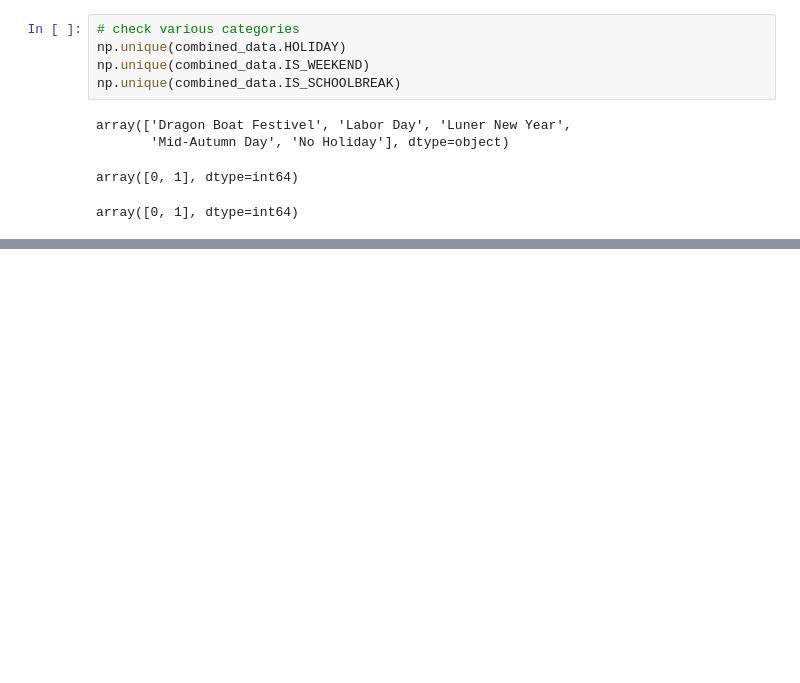
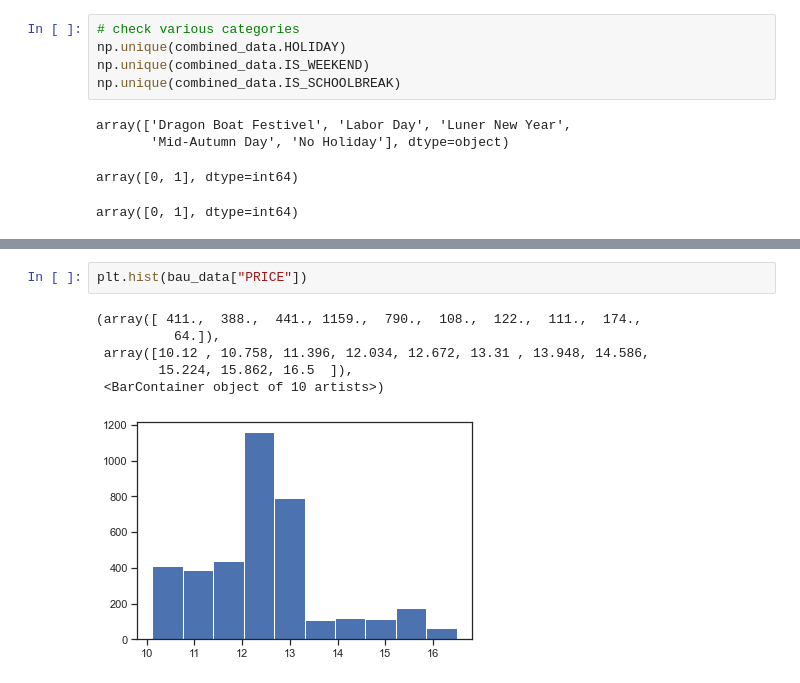
Before and after one commit to Keshtech2002/Retail_Price_Optimization_ML_Regression, a Jupyter notebook: Cafe_Price_Optimazation.ipynb, the cells around one changed output, grey strips where cells are left out. Saved outputs shown, nothing was run; the diff lists cells and outputs as text; blank space fills up the shorter version.

```diff
--- a/Cafe_Price_Optimazation.ipynb
+++ b/Cafe_Price_Optimazation.ipynb
@@ -444,0 +456,9 @@ bau_data[bau_data['HOLIDAY']!='No Holiday']
+# %%
+plt.hist(bau_data["PRICE"])
+# %% [output]
+(array([ 411.,  388.,  441., 1159.,  790.,  108.,  122.,  111.,  174.,
+          64.]),
+ array([10.12 , 10.758, 11.396, 12.034, 12.672, 13.31 , 13.948, 14.586,
+        15.224, 15.862, 16.5  ]),
+ <BarContainer object of 10 artists>)
+[figure, added]
```
Also changed, not shown: parts of 35 cells of this notebook.
